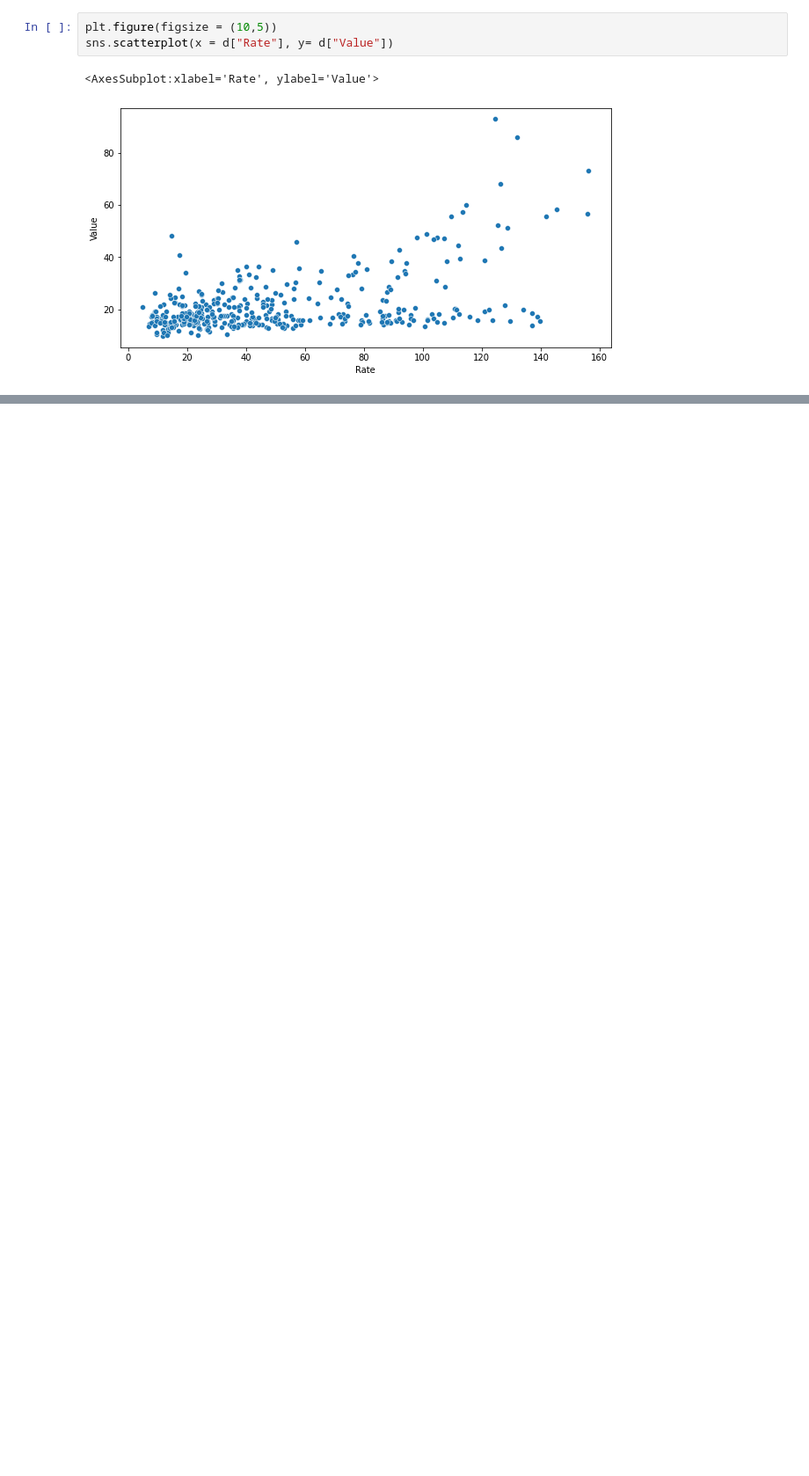
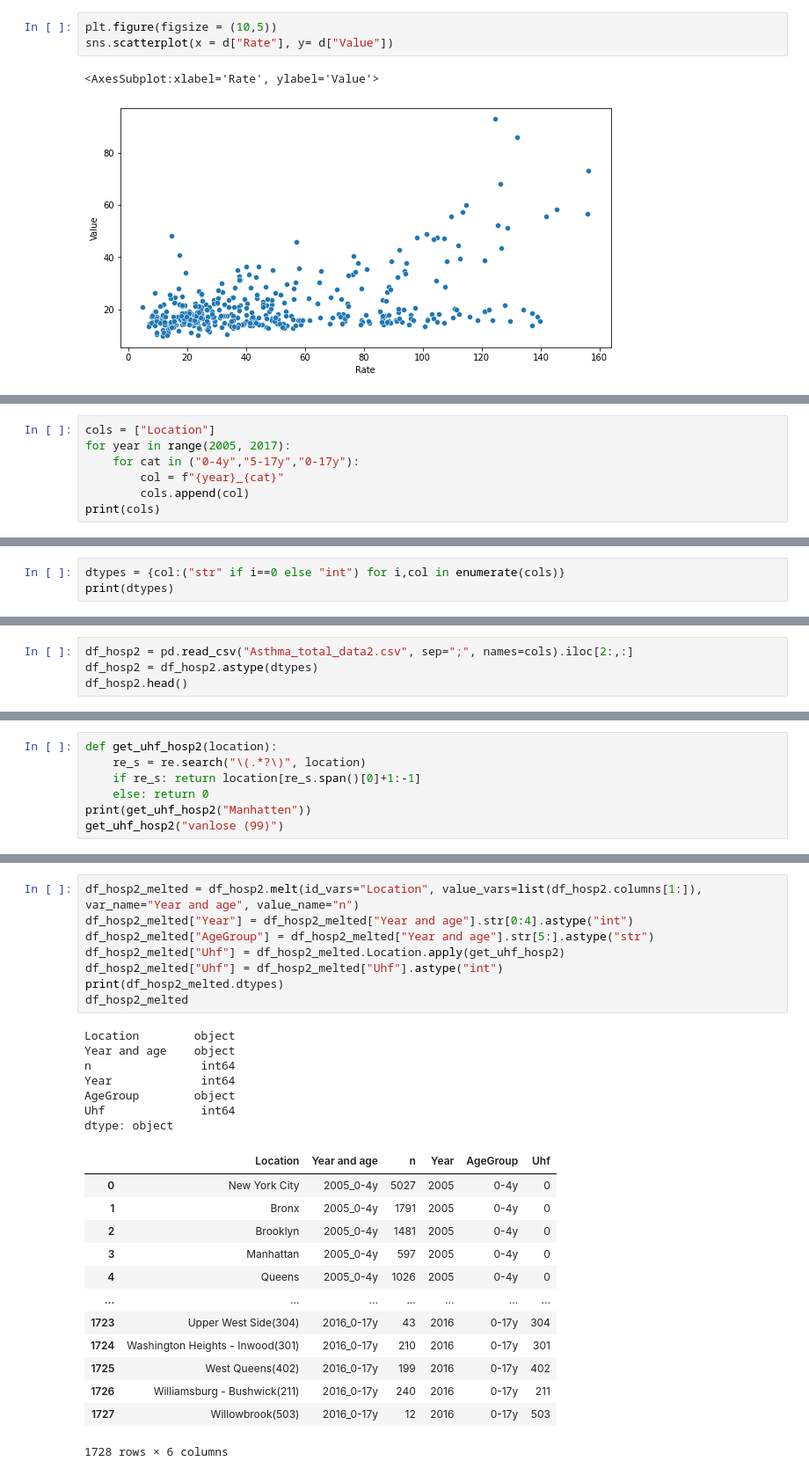
Before and after one commit to RasmusJuul/Social-Data, a Jupyter notebook: Olivers misc/data_import.ipynb, the cells around one changed output, grey strips where cells are left out. Shown at 88% size. Cells and saved outputs as stored; diff of their text form; blank space fills up the shorter version.

Commit message:
more data import

```diff
--- a/Olivers misc/data_import.ipynb
+++ b/Olivers misc/data_import.ipynb
@@ -404,0 +403,7 @@ d[["Value", "Rate"]].corr()
+# %%
+cols = ["Location"]
+for year in range(2005, 2017):
+    for cat in ("0-4y","5-17y","0-17y"):
+        col = f"{year}_{cat}"
+        cols.append(col)
+print(cols)
@@ -404,0 +412,3 @@ d[["Value", "Rate"]].corr()
+# %%
+dtypes = {col:("str" if i==0 else "int") for i,col in enumerate(cols)}
+print(dtypes)
@@ -404,0 +417,4 @@ d[["Value", "Rate"]].corr()
+# %%
+df_hosp2 = pd.read_csv("Asthma_total_data2.csv", sep=";", names=cols).iloc[2:,:]
+df_hosp2 = df_hosp2.astype(dtypes)
+df_hosp2.head()
@@ -404,0 +451,7 @@ d[["Value", "Rate"]].corr()
+# %%
+def get_uhf_hosp2(location):
+    re_s = re.search("\(.*?\)", location)
+    if re_s: return location[re_s.span()[0]+1:-1]
+    else: return 0
+print(get_uhf_hosp2("Manhatten"))
+get_uhf_hosp2("vanlose (99)")
@@ -404,0 +461,29 @@ d[["Value", "Rate"]].corr()
+# %%
+df_hosp2_melted = df_hosp2.melt(id_vars="Location", value_vars=list(df_hosp2.columns[1:]), var_name="Year and age", value_name="n")
+df_hosp2_melted["Year"] = df_hosp2_melted["Year and age"].str[0:4].astype("int")
+df_hosp2_melted["AgeGroup"] = df_hosp2_melted["Year and age"].str[5:].astype("str")
+df_hosp2_melted["Uhf"] = df_hosp2_melted.Location.apply(get_uhf_hosp2)
+df_hosp2_melted["Uhf"] = df_hosp2_melted["Uhf"].astype("int")
+print(df_hosp2_melted.dtypes)
+df_hosp2_melted
+# %% [output]
+Location        object
+Year and age    object
+n                int64
+Year             int64
+AgeGroup        object
+Uhf              int64
+dtype: object
+|  | Location | Year and age | n | Year | AgeGroup | Uhf |
+| 0 | New York City | 2005_0-4y | 5027 | 2005 | 0-4y | 0 |
+| 1 | Bronx | 2005_0-4y | 1791 | 2005 | 0-4y | 0 |
+| 2 | Brooklyn | 2005_0-4y | 1481 | 2005 | 0-4y | 0 |
+| 3 | Manhattan | 2005_0-4y | 597 | 2005 | 0-4y | 0 |
+| 4 | Queens | 2005_0-4y | 1026 | 2005 | 0-4y | 0 |
+| ... | ... | ... | ... | ... | ... | ... |
+| 1723 | Upper West Side(304) | 2016_0-17y | 43 | 2016 | 0-17y | 304 |
+| 1724 | Washington Heights - Inwood(301) | 2016_0-17y | 210 | 2016 | 0-17y | 301 |
+| 1725 | West Queens(402) | 2016_0-17y | 199 | 2016 | 0-17y | 402 |
+| 1726 | Williamsburg - Bushwick(211) | 2016_0-17y | 240 | 2016 | 0-17y | 211 |
+| 1727 | Willowbrook(503) | 2016_0-17y | 12 | 2016 | 0-17y | 503 |
+1728 rows × 6 columns
```
Also changed, not shown: parts of 7 cells of this notebook, 3 other files.
